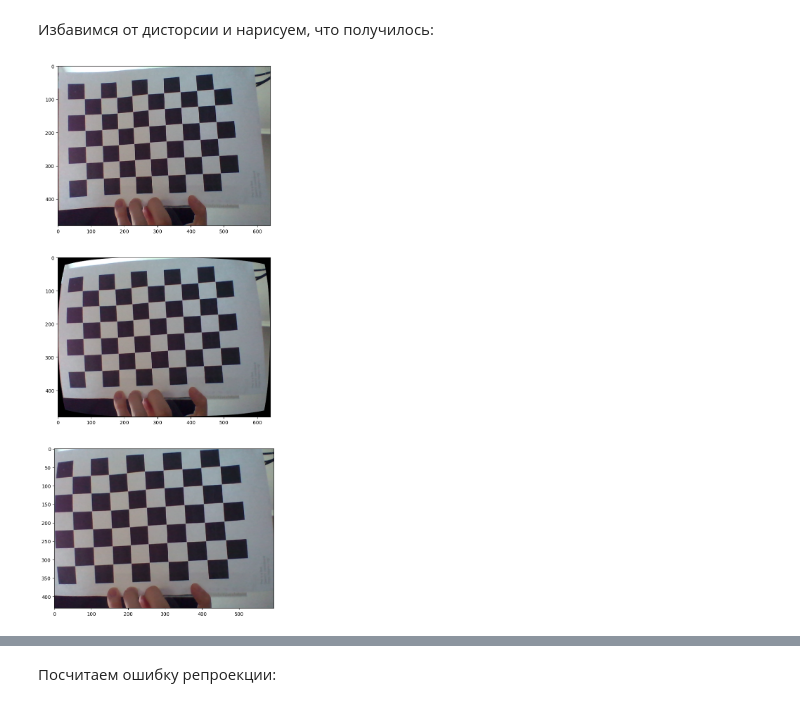
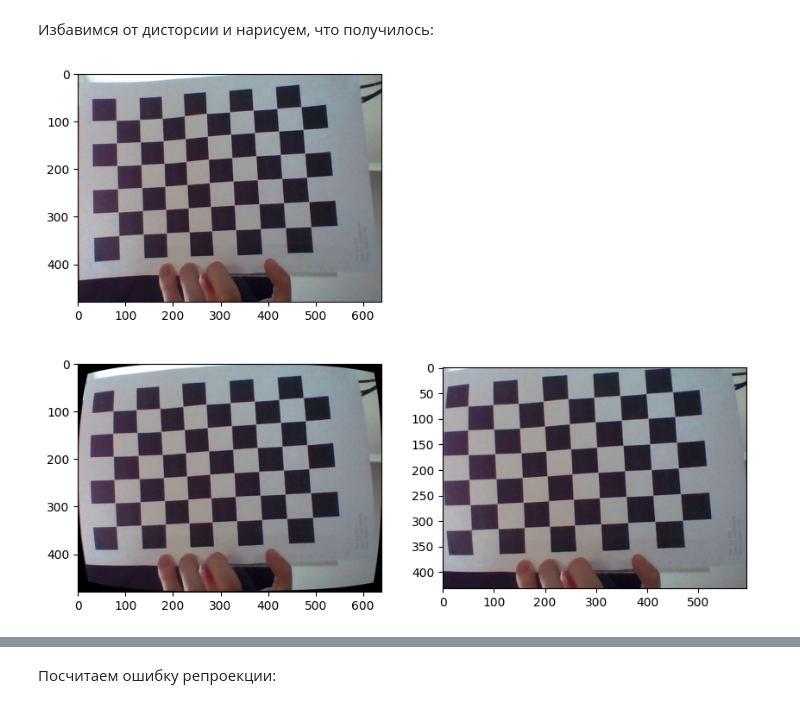
Before and after one commit to InteRoGard/wheeled_robots_intro, a Jupyter notebook: hw_4/camera_calibration.ipynb, the cells around one changed output, grey strips where cells are left out. Saved outputs shown, nothing was run; the diff lists cells and outputs as text; code cells hidden in the pictures.

```diff
--- a/hw_4/camera_calibration.ipynb
+++ b/hw_4/camera_calibration.ipynb
@@ -134,26 +172,26 @@ print(newcameramtx, roi, sep='\n\n')
 # %%
 # undistort
 dst = cv.undistort(img, mtx, dist, None, newcameramtx)
 
 # crop the image
 x, y, w, h = roi
 cropped = dst[y:y+h, x:x+w]
 
 img = cv.cvtColor(img, cv.COLOR_BGR2RGB)
 dst = cv.cvtColor(dst, cv.COLOR_BGR2RGB)
 cropped = cv.cvtColor(cropped, cv.COLOR_BGR2RGB)
 
-plt.figure(figsize=(10, 20))
+plt.figure(figsize=(10, 8))
 
-plt.subplot(3, 1, 1)
+plt.subplot(2, 2, 1)
 plt.imshow(img)
-plt.subplot(3, 1, 2)
+plt.subplot(2, 2, 3)
 plt.imshow(dst)
-plt.subplot(3, 1, 3)
+plt.subplot(2, 2, 4)
 plt.imshow(cropped)
 plt.show()
 # %% [output]
-[figure, old version]
+[figure, new version]
 # %% [markdown]
 Еще примеры:
 
```
Also changed, not shown: parts of 5 cells of this notebook.
